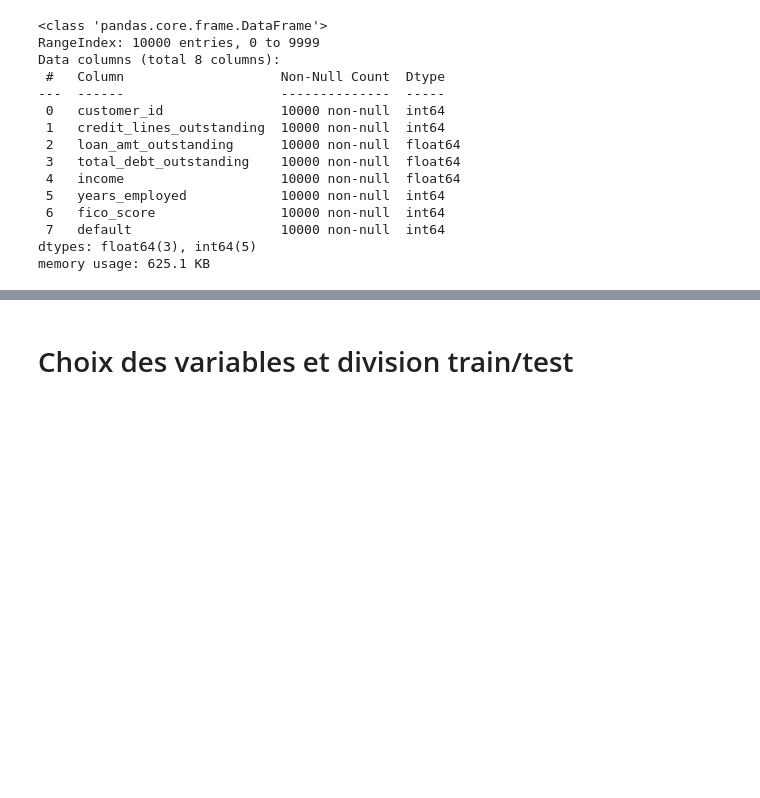
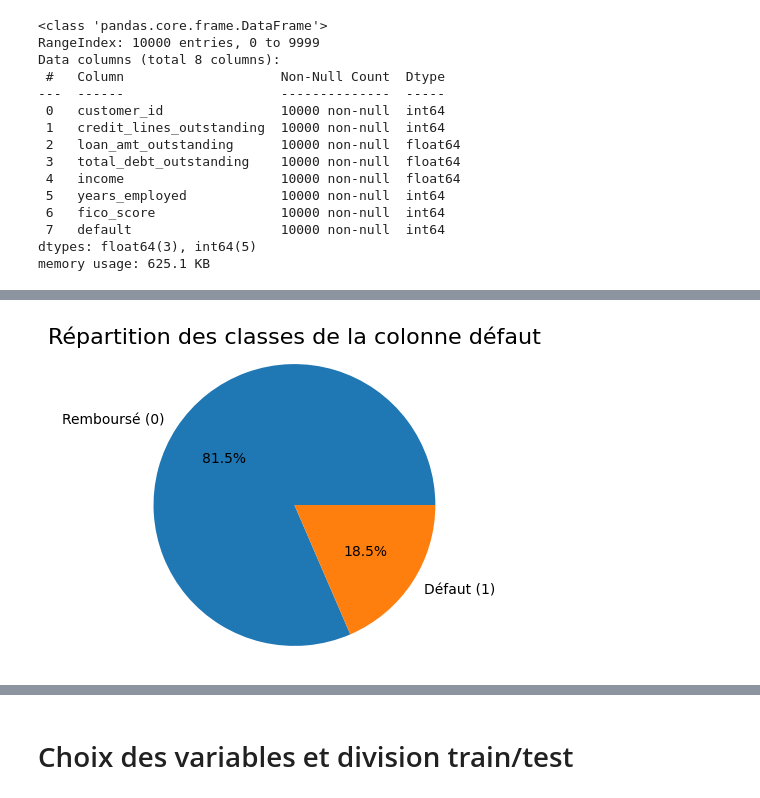
Before and after one commit to andrealoy/creditloanprediction, a Jupyter notebook: eda.ipynb, the cells around one changed output, grey strips where cells are left out. Drawn from its saved outputs; the diff is of its cells as text; code cells hidden in the pictures; blank space fills up the shorter version.

```diff
--- a/eda.ipynb
+++ b/eda.ipynb
@@ -102 +154,22 @@ plt.show()
+# %%
+# Visualisation du déséquilibre de classe dans la colonne 'default'
+# On suppose que ton DataFrame s'appelle 'df'
+class_counts = df['default'].value_counts()
+
+# 2. Personnalisation du graphique
+labels = ['Remboursé (0)', 'Défaut (1)']
+sizes = class_counts.values
+
+# 3. Création du Pie Chart
+plt.figure(figsize=(4, 4)) # Taille carrée pour un beau cercle
+plt.pie(sizes, labels=labels,
+        autopct='%1.1f%%')# Affiche le pourcentage avec une décimale
+
+plt.title('Répartition des classes de la colonne défaut', fontsize=16)
+plt.axis('equal')  # Garantit que le pie chart est bien un cercle
+
+# 4. Affichage
+plt.show()
+# %% [output]
+[figure, added]
 # %% [markdown]
```
Also changed, not shown: parts of 39 cells of this notebook.
